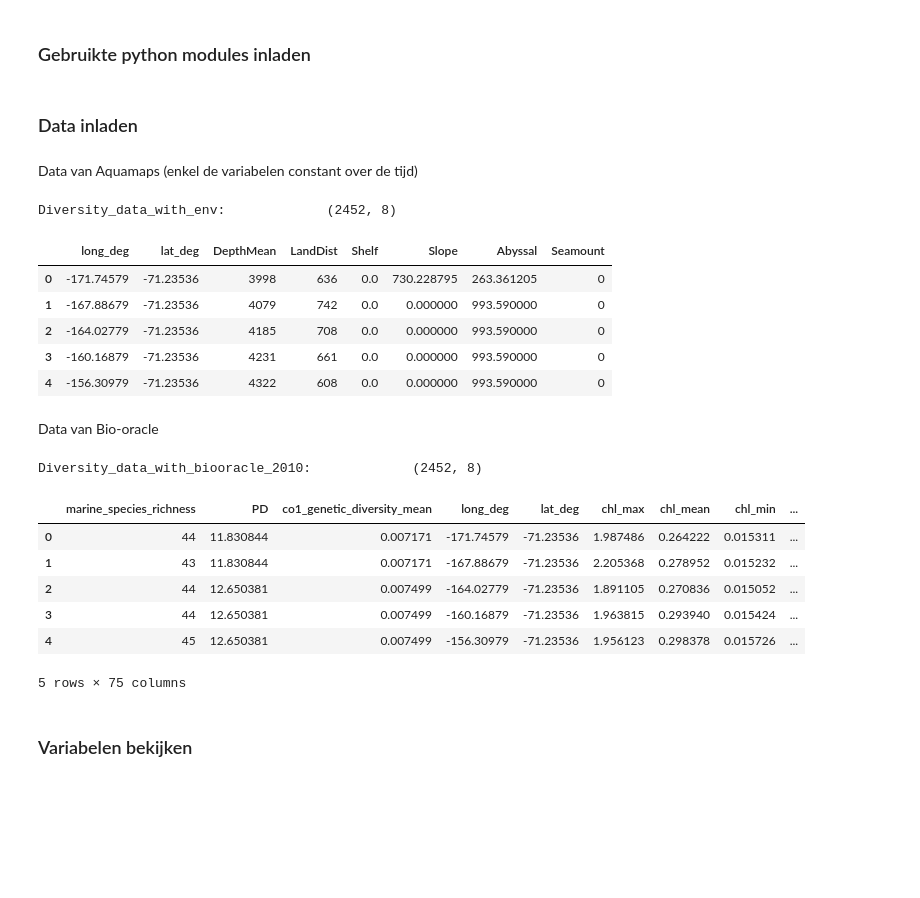
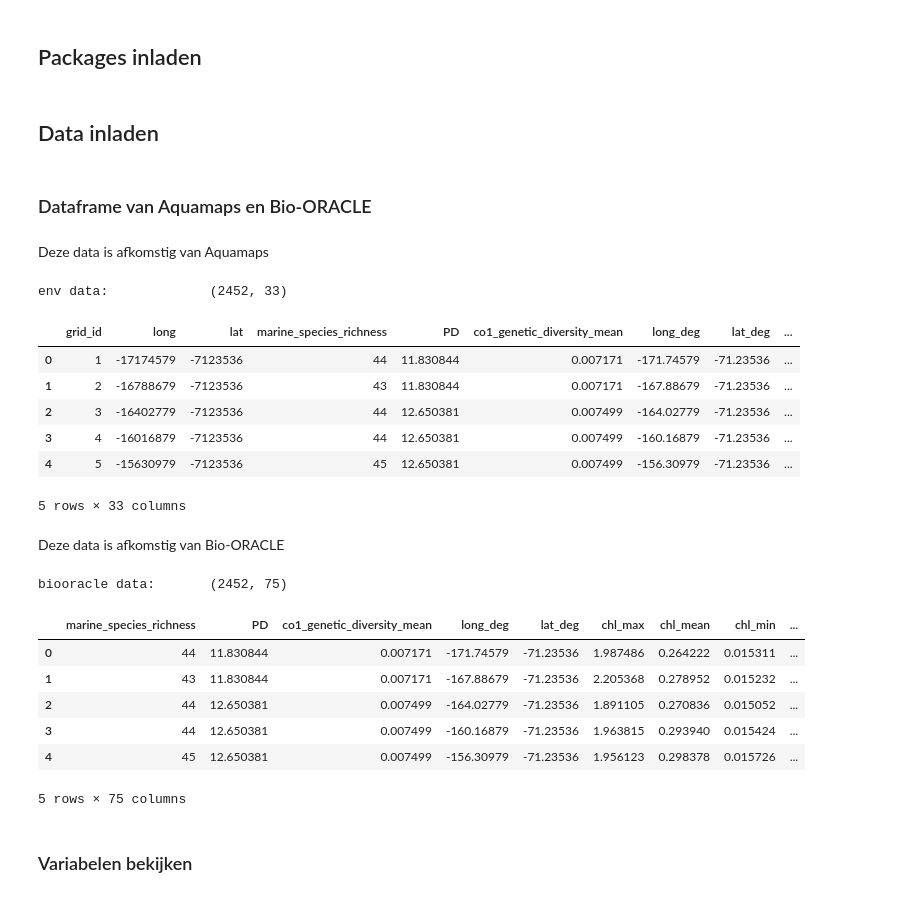
Before and after one commit to KatoMonteyne/Bachelorproef, a Jupyter notebook: Model PD copy.ipynb, the cells around one changed output. Saved outputs shown, nothing was run; the diff lists cells and outputs as text; code cells hidden in the pictures; blank space fills up the shorter version.

```diff
--- a/Model PD copy.ipynb
+++ b/Model PD copy.ipynb
@@ -3,5 +3,5 @@
 # %% [markdown]
-### Gebruikte python modules inladen
+## Packages inladen
 # %%
 import pathlib
 import numpy as np
@@ -19,33 +19,32 @@ from sklearn.inspection import permutation_importance
 sns.set_theme(style="whitegrid")
 DATA_DIR = pathlib.Path(r"C:\Emma\2. Bestanden\1. UGent\3e bachelor (2025-2026)\2e semester\Bachelorproef\Programmeergedeelte\Bachelorproef\Data") #deze moet je dan aanpassen naar waar jouw bestand staat op je computer
 # %% [markdown]
-### Data inladen
+## Data inladen
 # %% [markdown]
-Data van Aquamaps (enkel de variabelen constant over de tijd)
+### Dataframe van Aquamaps en Bio-ORACLE
+# %% [markdown]
+Deze data is afkomstig van Aquamaps
 # %%
-df_env = pd.read_csv(DATA_DIR / "Diversity_data_with_env.csv")
-df_env = df_env[["long_deg", "lat_deg", "DepthMean", "LandDist", "Shelf", "Slope", "Abyssal", "Seamount"]]
-print(f"Diversity_data_with_env:             {df_env.shape}")
-
+df_env = pd.read_csv("Data/Diversity_data_with_env.csv")
+print(f"env data:             {df_env.shape}")
 df_env.head()
 # %% [output]
-Diversity_data_with_env:             (2452, 8)
+env data:             (2452, 33)
-|  | long_deg | lat_deg | DepthMean | LandDist | Shelf | Slope | Abyssal | Seamount |
-| 0 | -171.74579 | -71.23536 | 3998 | 636 | 0.0 | 730.228795 | 263.361205 | 0 |
-| 1 | -167.88679 | -71.23536 | 4079 | 742 | 0.0 | 0.000000 | 993.590000 | 0 |
-| 2 | -164.02779 | -71.23536 | 4185 | 708 | 0.0 | 0.000000 | 993.590000 | 0 |
-| 3 | -160.16879 | -71.23536 | 4231 | 661 | 0.0 | 0.000000 | 993.590000 | 0 |
-| 4 | -156.30979 | -71.23536 | 4322 | 608 | 0.0 | 0.000000 | 993.590000 | 0 |
+|  | grid_id | long | lat | marine_species_richness | PD | co1_genetic_diversity_mean | long_deg | lat_deg | ... |
+| 0 | 1 | -17174579 | -7123536 | 44 | 11.830844 | 0.007171 | -171.74579 | -71.23536 | ... |
+| 1 | 2 | -16788679 | -7123536 | 43 | 11.830844 | 0.007171 | -167.88679 | -71.23536 | ... |
+| 2 | 3 | -16402779 | -7123536 | 44 | 12.650381 | 0.007499 | -164.02779 | -71.23536 | ... |
+| 3 | 4 | -16016879 | -7123536 | 44 | 12.650381 | 0.007499 | -160.16879 | -71.23536 | ... |
+| 4 | 5 | -15630979 | -7123536 | 45 | 12.650381 | 0.007499 | -156.30979 | -71.23536 | ... |
+5 rows × 33 columns
 # %% [markdown]
-Data van Bio-oracle
+Deze data is afkomstig van Bio-ORACLE
 # %%
-df_biooracle = pd.read_csv(DATA_DIR/"Diversity_data_with_biooracle_2010.csv")
-
-print(f"Diversity_data_with_biooracle_2010:             {df_env.shape}")
-
+df_biooracle = pd.read_csv("Data/Diversity_data_with_biooracle_2010.csv")
+print(f"biooracle data:       {df_biooracle.shape}")
 df_biooracle.head()
 # %% [output]
-Diversity_data_with_biooracle_2010:             (2452, 8)
+biooracle data:       (2452, 75)
 |  | marine_species_richness | PD | co1_genetic_diversity_mean | long_deg | lat_deg | chl_max | chl_mean | chl_min | ... |
 | 0 | 44 | 11.830844 | 0.007171 | -171.74579 | -71.23536 | 1.987486 | 0.264222 | 0.015311 | ... |
 | 1 | 43 | 11.830844 | 0.007171 | -167.88679 | -71.23536 | 2.205368 | 0.278952 | 0.015232 | ... |
```
Also changed, not shown: parts of 86 cells of this notebook, 2 other files.
